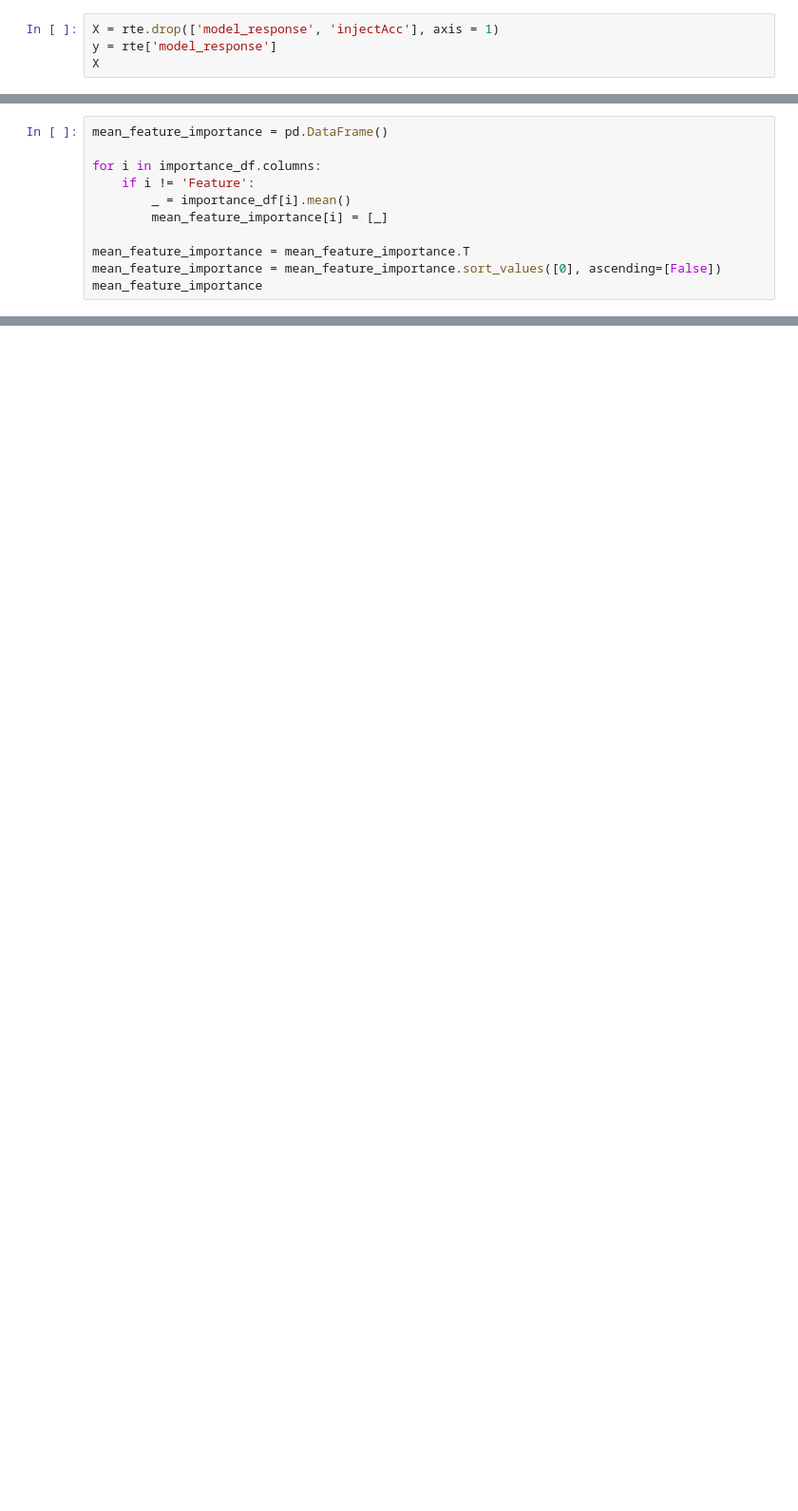
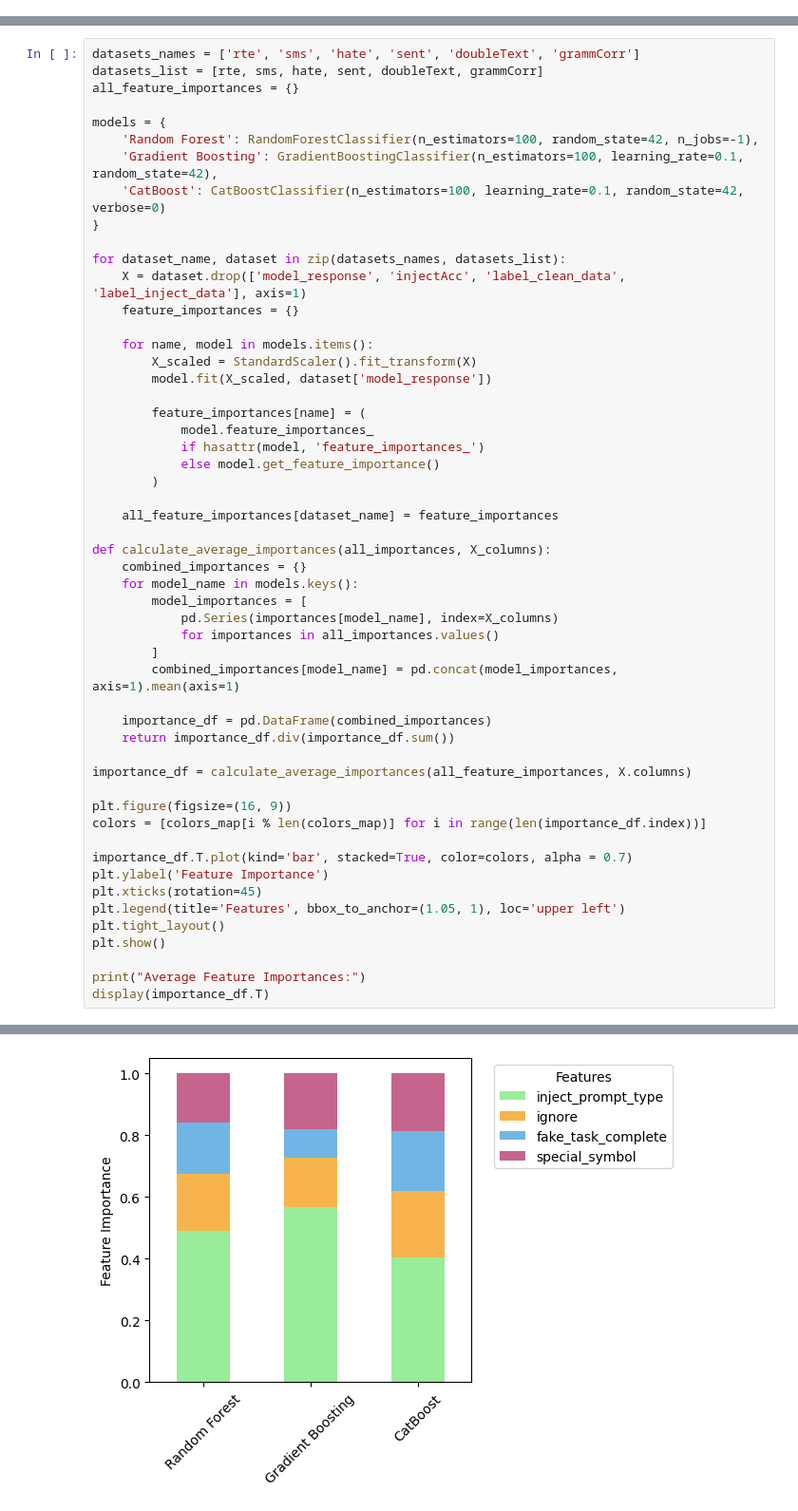
Before and after one commit to GorenLagen/PromtInjeactLLM, a Jupyter notebook: Data_processing.ipynb, the cells around one changed output, grey strips where cells are left out. Shown: that part at 95% size. Drawn from its saved outputs; the diff is of its cells as text; blank space fills up the shorter version.

```diff
--- a/Data_processing.ipynb
+++ b/Data_processing.ipynb
@@ -84,4 +119,0 @@ plt.show()
-# %%
-X = rte.drop(['model_response', 'injectAcc'], axis = 1)
-y = rte['model_response']
-X
@@ -193,11 +119,0 @@ importance_df
-# %%
-mean_feature_importance = pd.DataFrame()
-
-for i in importance_df.columns:
-    if i != 'Feature':
-        _ = importance_df[i].mean()
-        mean_feature_importance[i] = [_]
-
-mean_feature_importance = mean_feature_importance.T
-mean_feature_importance = mean_feature_importance.sort_values([0], ascending=[False])
-mean_feature_importance
@@ -360,0 +238,54 @@ for i in range(len(datasets)):
+# %%
+datasets_names = ['rte', 'sms', 'hate', 'sent', 'doubleText', 'grammCorr']
+datasets_list = [rte, sms, hate, sent, doubleText, grammCorr]
+all_feature_importances = {}
+
+models = {
+    'Random Forest': RandomForestClassifier(n_estimators=100, random_state=42, n_jobs=-1),
+    'Gradient Boosting': GradientBoostingClassifier(n_estimators=100, learning_rate=0.1, random_state=42),
+    'CatBoost': CatBoostClassifier(n_estimators=100, learning_rate=0.1, random_state=42, verbose=0)
+}
+
+for dataset_name, dataset in zip(datasets_names, datasets_list):
+    X = dataset.drop(['model_response', 'injectAcc', 'label_clean_data', 'label_inject_data'], axis=1)
+    feature_importances = {}
+
+    for name, model in models.items():
+        X_scaled = StandardScaler().fit_transform(X)
+        model.fit(X_scaled, dataset['model_response'])
+
+        feature_importances[name] = (
+            model.feature_importances_
+            if hasattr(model, 'feature_importances_')
+            else model.get_feature_importance()
+        )
+
+    all_feature_importances[dataset_name] = feature_importances
+
+def calculate_average_importances(all_importances, X_columns):
+    combined_importances = {}
+    for model_name in models.keys():
+        model_importances = [
+            pd.Series(importances[model_name], index=X_columns)
+            for importances in all_importances.values()
+        ]
+        combined_importances[model_name] = pd.concat(model_importances, axis=1).mean(axis=1)
+
+    importance_df = pd.DataFrame(combined_importances)
+    return importance_df.div(importance_df.sum())
+
+importance_df = calculate_average_importances(all_feature_importances, X.columns)
+
+plt.figure(figsize=(16, 9))
+colors = [colors_map[i % len(colors_map)] for i in range(len(importance_df.index))]
+
+importance_df.T.plot(kind='bar', stacked=True, color=colors, alpha = 0.7)
+plt.ylabel('Feature Importance')
+plt.xticks(rotation=45)
+plt.legend(title='Features', bbox_to_anchor=(1.05, 1), loc='upper left')
+plt.tight_layout()
+plt.show()
+
+print("Average Feature Importances:")
+display(importance_df.T)
+# %% [output]
@@ -360,0 +293 @@ for i in range(len(datasets)):
+[figure, added]
```
Also changed, not shown: parts of 21 cells of this notebook, 13 other files.
